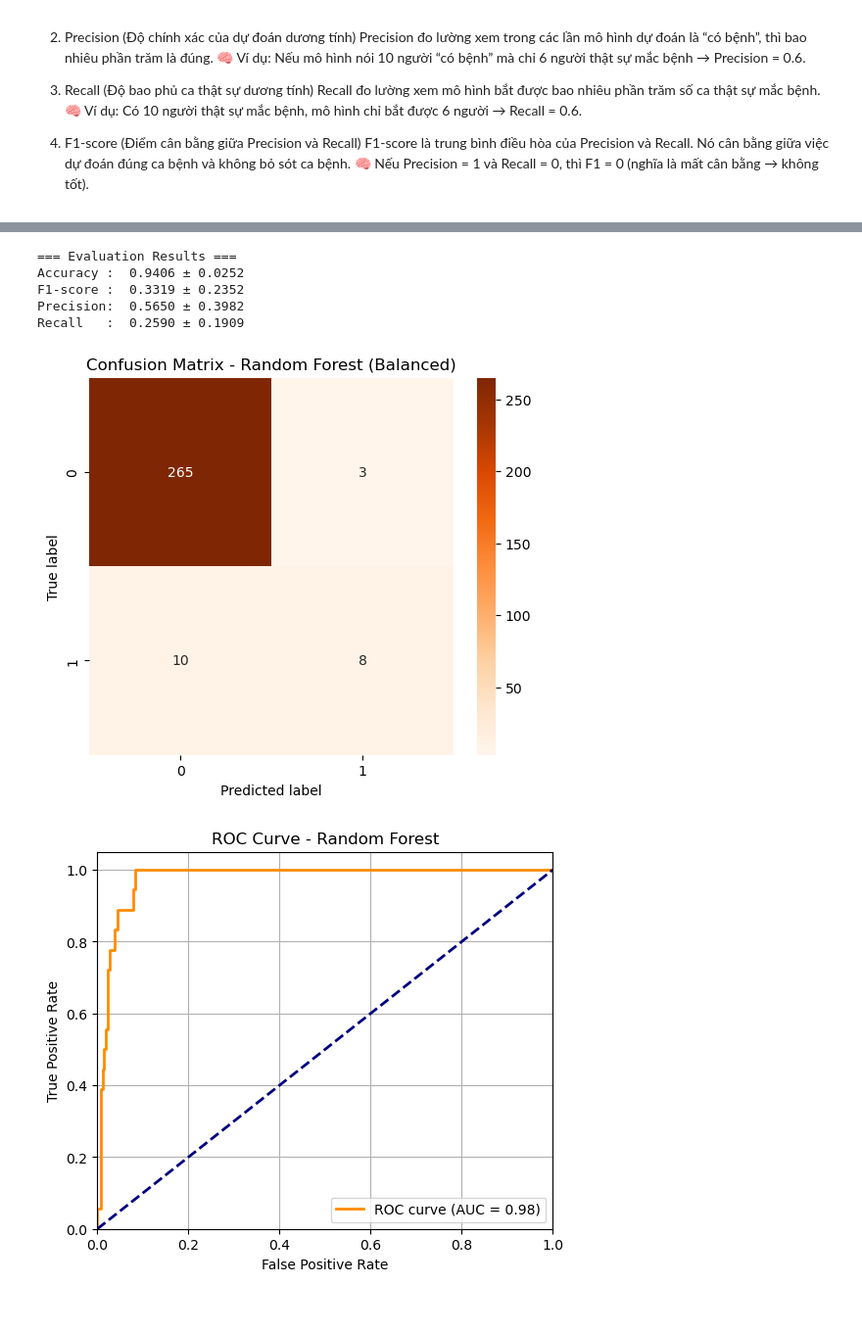
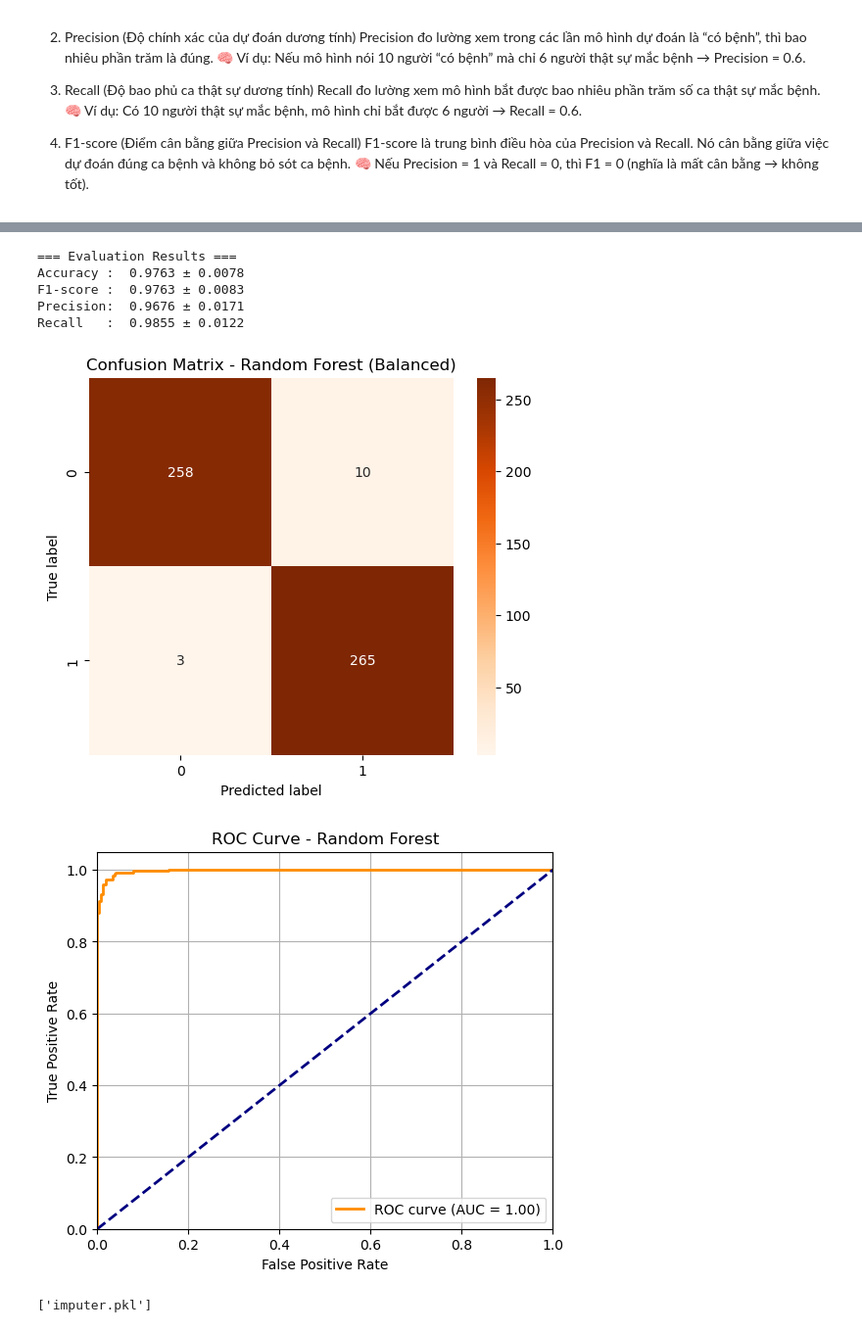
Before and after one commit to Nho094/risk_factors_cervical_cancer, a Jupyter notebook: code.ipynb, the cells around one changed output, grey strips where cells are left out. Shown at 98% size. Cells and saved outputs as stored; diff of their text form; code cells hidden in the pictures.

```diff
--- a/code.ipynb
+++ b/code.ipynb
@@ -334,59 +507,68 @@ Recall   :  0.5286 ± 0.1439
 # %%
-#Random forest model
+
+from sklearn.ensemble import RandomForestClassifier
+
 rf_model = RandomForestClassifier(
-    n_estimators=100,           # Số cây (100–300 là tốt cho dữ liệu nhỏ)
-    max_depth=6,                # Hạn chế độ sâu để tránh overfitting (5–10)
-    min_samples_leaf=5,         # Mỗi lá phải có ít nhất 5 mẫu
-    min_samples_split=10,       # Mỗi node phải có ít nhất 10 mẫu để tách
-    max_features='sqrt',        # Số lượng feature được chọn ngẫu nhiên ở mỗi node (mặc định 'sqrt' tốt)
+    n_estimators=100,
+    max_depth=6,
+    min_samples_leaf=5,
+    min_samples_split=10,
+    max_features='sqrt',
     random_state=42,
-    n_jobs=-1                   # Dùng hết CPU cho nhanh (nếu có)
+    n_jobs=-1
 )
 
-# 2. Đánh giá mô hình với k-fold
-rf_model = evaluate_model(rf_model, X, y)
+rf_model = evaluate_model(rf_model, pd.DataFrame(X_resampled), y_resampled)
 
 
 
-# Chia dữ liệu để trực quan hóa
-X_train_cm, X_test_cm, y_train_cm, y_test_cm = train_test_split(X, y, test_size=1/3.0, stratify=y, random_state=42)
+X_train_cm, X_test_cm, y_train_cm, y_test_cm = train_test_split(
+    X_resampled, y_resampled, test_size=1/3.0, stratify=y_resampled, random_state=42
+)
+
 
 
 y_pred_cm = rf_model.predict(X_test_cm)
 
-# Confusion matrix
+# 4. Vẽ Confusion Matrix
 cm = confusion_matrix(y_test_cm, y_pred_cm)
 plt.figure(figsize=(6, 5))
 sns.heatmap(cm, annot=True, fmt='d', cmap='Oranges')
 plt.xlabel("Predicted label")
 plt.ylabel("True label")
 plt.title("Confusion Matrix - Random Forest (Balanced)")
 plt.show()
 
-# Tính xác suất dự đoán cho class 1
+# 5. Xác suất dự đoán cho class 1
 y_proba = rf_model.predict_proba(X_test_cm)[:, 1]
 
-# Tính ROC và AUC
+# 6. Tính ROC và AUC
 fpr, tpr, thresholds = roc_curve(y_test_cm, y_proba)
 roc_auc = auc(fpr, tpr)
 
-# Vẽ đường ROC
+# 7. Vẽ đường ROC
 plt.figure(figsize=(6, 5))
 plt.plot(fpr, tpr, color='darkorange', lw=2, label=f'ROC curve (AUC = {roc_auc:.2f})')
 plt.plot([0, 1], [0, 1], color='navy', lw=2, linestyle='--')
 plt.xlim([0.0, 1.0])
 plt.ylim([0.0, 1.05])
 plt.xlabel('False Positive Rate')
 plt.ylabel('True Positive Rate')
 plt.title('ROC Curve - Random Forest')
 plt.legend(loc='lower right')
 plt.grid(True)
 plt.show()
+
+
+# 8. Lưu mô hình
+joblib.dump(rf_model, 'random_forest_model.pkl')  # tên file giữ nguyên để Flask dùng
+joblib.dump(full_imputer, 'imputer.pkl')            # nếu bạn có dùng imputer (fit trước đó)
 # %% [output]
 === Evaluation Results ===
-Accuracy :  0.9406 ± 0.0252
-F1-score :  0.3319 ± 0.2352
-Precision:  0.5650 ± 0.3982
-Recall   :  0.2590 ± 0.1909
+Accuracy :  0.9763 ± 0.0078
+F1-score :  0.9763 ± 0.0083
+Precision:  0.9676 ± 0.0171
+Recall   :  0.9855 ± 0.0122
-[figure, old version]
+[figure, new version]
-[figure, old version]
+[figure, new version]
+['imputer.pkl']
```
Also changed, not shown: parts of 10 cells of this notebook, 7 other files.
